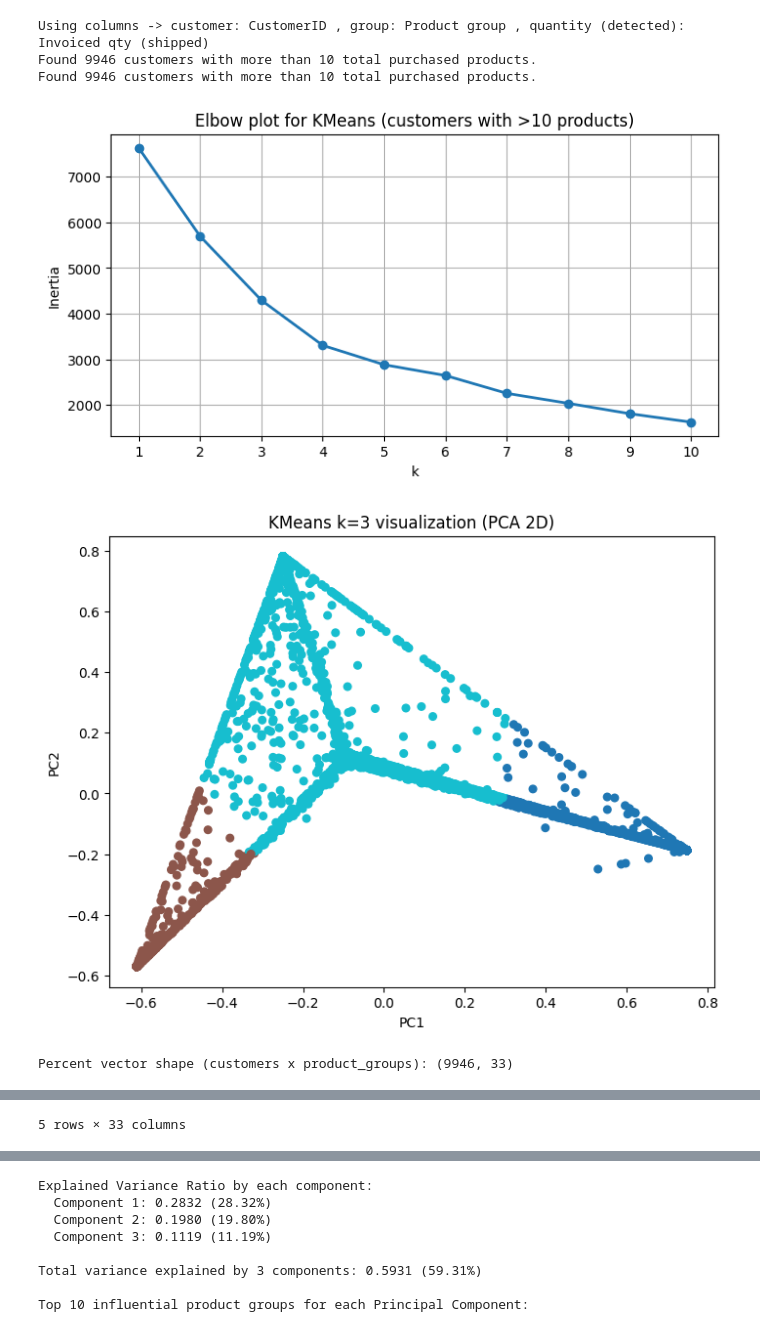
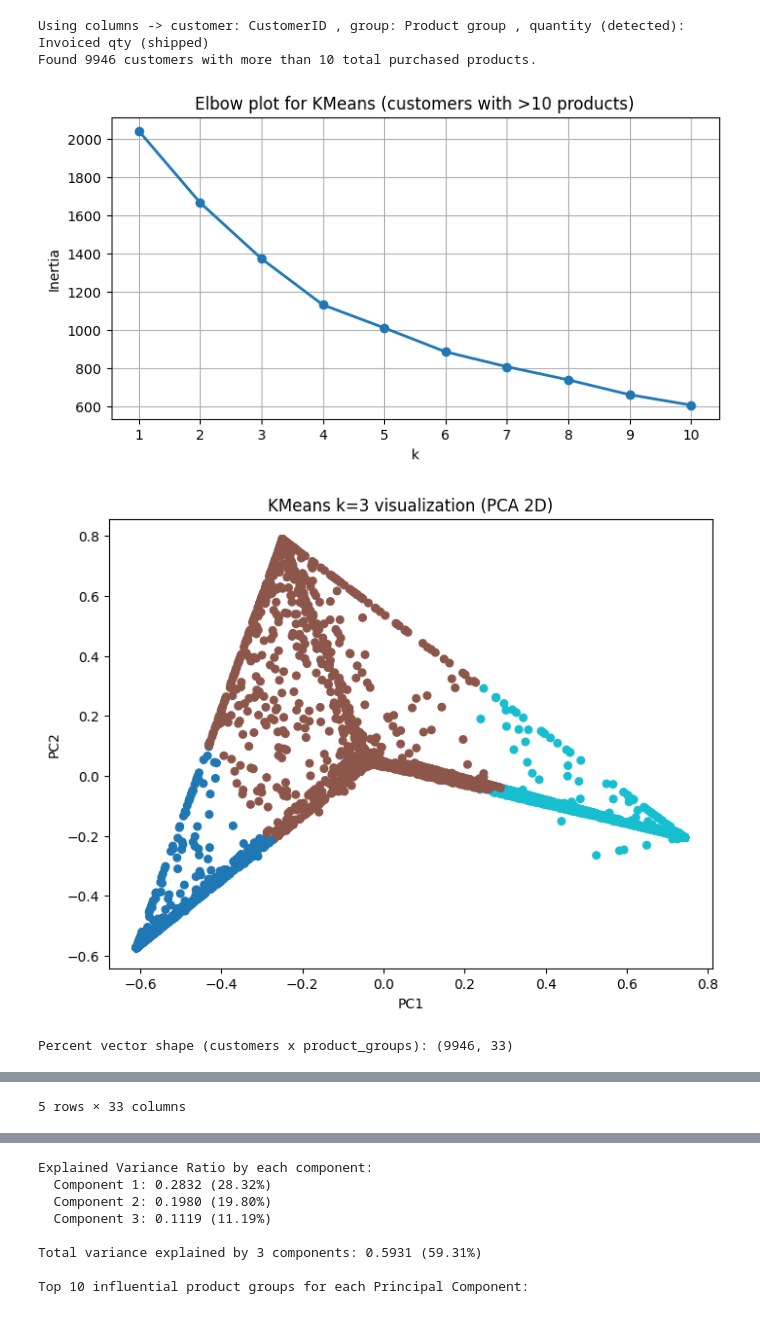
Before and after one commit to Lvlad0022/LUMEN2026, a Jupyter notebook: clustering.ipynb, the cells around one changed output, grey strips where cells are left out. Drawn from its saved outputs; the diff is of its cells as text; code cells hidden in the pictures.

Commit message:
Fixed interactive graphs

```diff
--- a/clustering.ipynb
+++ b/clustering.ipynb
@@ -32,6 +32,7 @@ memory usage: 326.0 MB
 # %%
 # Build customer vectors (only customers with > 10 total products)
 import numpy as np
+import pandas as pd
 from sklearn.cluster import KMeans
 from sklearn.decomposition import PCA
 import matplotlib.pyplot as plt
@@ -70,51 +71,63 @@ agg_filtered = agg[agg[cust_col].isin(customers_over10)]
 pivot = agg_filtered.pivot_table(index=cust_col, columns=group_col, values=qty_col, fill_value=0)
 # convert counts into percentages of that customer's total purchases
 percent = pivot.div(pivot.sum(axis=1), axis=0).fillna(0)
+percent = percent.astype(float).round(12)
 
-# Elbow plot: compute inertia for k = 1..10
+# Create unique-vector groups to guarantee identical vectors -> identical cluster + PCA point
+row_keys = pd.util.hash_pandas_object(percent, index=False)
+unique_percent = percent.groupby(row_keys, sort=False).first()
+
+# Elbow plot on unique vectors (avoids overweighting duplicate rows)
 inertias = []
 Ks = range(1, 11)
 for k in Ks:
     km = KMeans(n_clusters=k, random_state=42, n_init=10)
-    km.fit(percent)
+    km.fit(unique_percent)
     inertias.append(km.inertia_)
 
 plt.figure(figsize=(8, 4))
 plt.plot(list(Ks), inertias, 'o-', linewidth=2)
 plt.xlabel('k')
 plt.ylabel('Inertia')
 plt.title('Elbow plot for KMeans (customers with >10 products)')
 plt.xticks(list(Ks))
 plt.grid(True)
 plt.show()
 
-# Optional: visualize clusters in 2D using PCA for a chosen k (change k_vis if you want another)
-k_vis = 3  # change this after inspecting elbow plot
-if len(percent) >= k_vis:
+# Main section: k = 3
+k_vis = 3  # keep the original notebook flow at 3 clusters
+if len(unique_percent) >= k_vis:
     km_vis = KMeans(n_clusters=k_vis, random_state=42, n_init=10)
-    labels = km_vis.fit_predict(percent)
+    unique_labels = km_vis.fit_predict(unique_percent)
+
+    # Map labels back to all customers: identical vectors share the same key -> same label
+    key_to_label = pd.Series(unique_labels, index=unique_percent.index)
+    labels = row_keys.map(key_to_label).to_numpy(dtype=int)
+
+    # PCA on unique vectors, then map coordinates back so duplicates are exactly overlapping
     pca = PCA(n_components=2, random_state=42)
-    coords = pca.fit_transform(percent)
+    unique_coords = pca.fit_transform(unique_percent)
+    key_to_coords = pd.DataFrame(unique_coords, index=unique_percent.index, columns=['PC1', 'PC2'])
+    coords = key_to_coords.loc[row_keys].to_numpy()
 
     plt.figure(figsize=(8, 6))
     scatter = plt.scatter(coords[:, 0], coords[:, 1], c=labels, cmap='tab10', s=30)
     plt.title(f'KMeans k={k_vis} visualization (PCA 2D)')
     plt.xlabel('PC1')
     plt.ylabel('PC2')
     plt.grid(False)
     plt.show()
 else:
-    print('Not enough customers to visualize for k=', k_vis)
+    print('Not enough unique customer vectors to visualize for k=', k_vis)
 
 # Show the shape of the percent vectors (customers x product_groups) and first rows
 print('Percent vector shape (customers x product_groups):', percent.shape)
 display(percent.head())
 # %% [output]
 Using columns -> customer: CustomerID , group: Product group , quantity (detected): Invoiced qty (shipped)
 Found 9946 customers with more than 10 total purchased products.
-Found 9946 customers with more than 10 total purchased products.
-[figure, old version]
+[figure, new version]
-[figure, old version]
+[figure, new version]
 Percent vector shape (customers x product_groups): (9946, 33)
 | Product group | 2016-11-02 00:00:00 | 2018-09-01 00:00:00 | PC001 | PC002 | PC003 | PC004 | PC005 | PC006 | ... |
 | CustomerID |  |  |  |  |  |  |  |  | ... |
```
Also changed, not shown: parts of 7 cells of this notebook.
